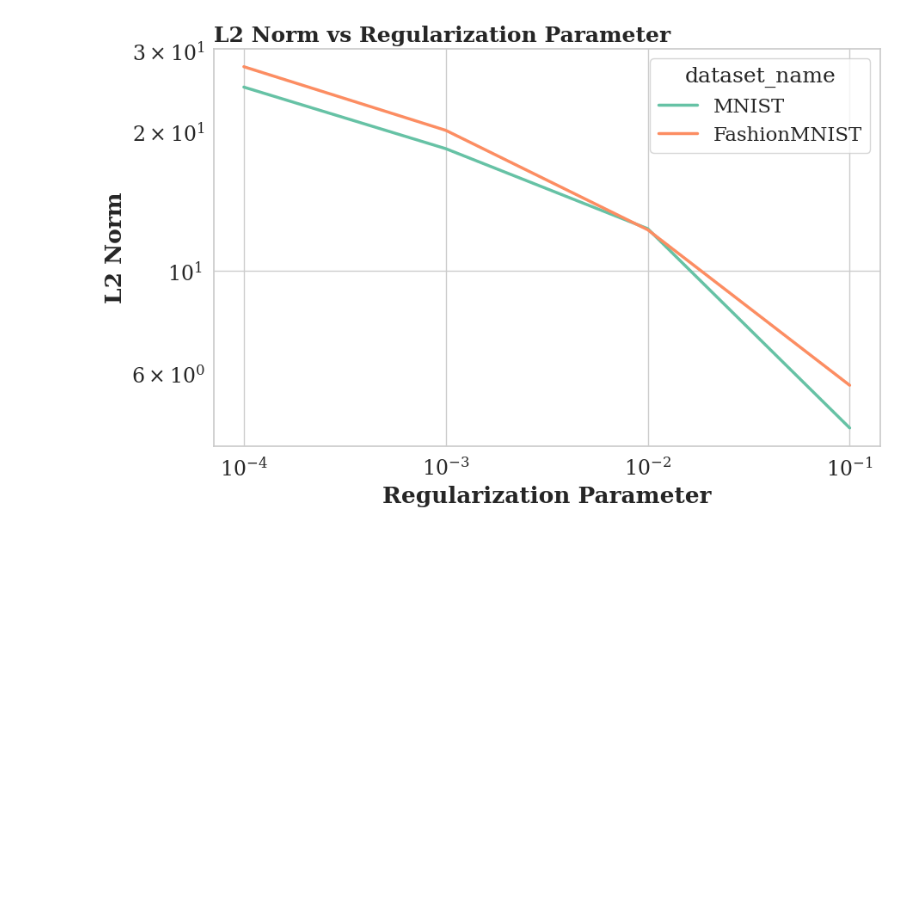
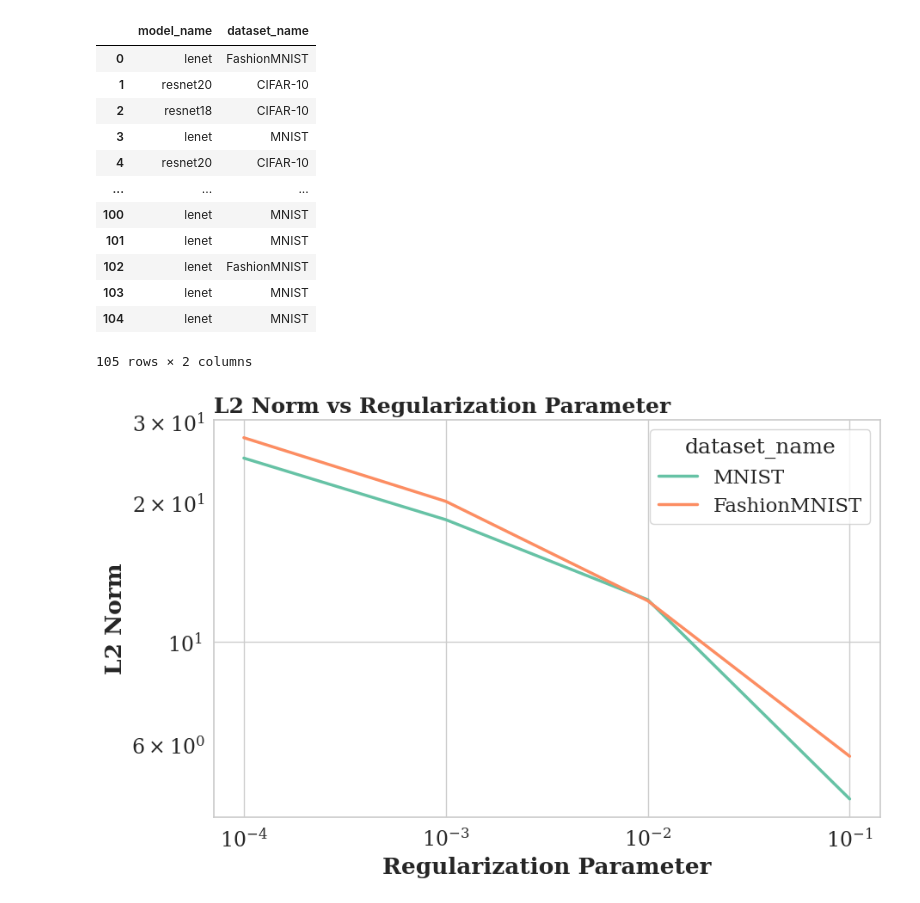
Before and after one commit to ishapira1/TinyML-RegulizationAndQuantization, a Jupyter notebook: notebooks/visualize.ipynb, the cells around one changed output. Saved outputs shown, nothing was run; the diff lists cells and outputs as text; code cells hidden in the pictures; blank space fills up the shorter version.

```diff
--- a/notebooks/visualize.ipynb
+++ b/notebooks/visualize.ipynb
@@ -2,9 +2,11 @@
 import pandas as pd
 import seaborn as sns
 import matplotlib.pyplot as plt
+import os
+# Load the CSV file into a pandas DataFrame
+from datetime import datetime
 
-# Load the CSV file into a pandas DataFrame
-df = pd.read_csv('../results/all_results_2023-11-18_11-40-50.csv')
+
 
 # Set the aesthetics for the seaborn plots
 sns.set_style("whitegrid")
@@ -19,10 +21,3 @@ plt.rcParams.update({
     "axes.labelsize": 19,
     "axes.labelweight": 'bold'
 })
-
-# Filter the DataFrame for 'MNIST' or 'FashionMNIST' and epochs > 2
-filtered_df = df[(df['dataset_name'].isin(['MNIST', 'FashionMNIST']))]# & (df['epochs'] > 2)]
-
-# Replace NaN values with 0 in the 'regularization_param' column
-filtered_df['regularization_param'].fillna(0, inplace=True)
-filtered_df['quantization_method'].fillna("none", inplace=True)
@@ -70,3 +174,19 @@ plt.show()
+# %%
+df[["model_name","dataset_name"]]
+# %% [output]
+|  | model_name | dataset_name |
+| 0 | lenet | FashionMNIST |
+| 1 | resnet20 | CIFAR-10 |
+| 2 | resnet18 | CIFAR-10 |
+| 3 | lenet | MNIST |
+| 4 | resnet20 | CIFAR-10 |
+| ... | ... | ... |
+| 100 | lenet | MNIST |
+| 101 | lenet | MNIST |
+| 102 | lenet | FashionMNIST |
+| 103 | lenet | MNIST |
+| 104 | lenet | MNIST |
+105 rows × 2 columns
 # %%
 plt.figure(figsize=(10, 6))
 plot = sns.lineplot(
```
Also changed, not shown: parts of 10 cells of this notebook, 1 other file.
